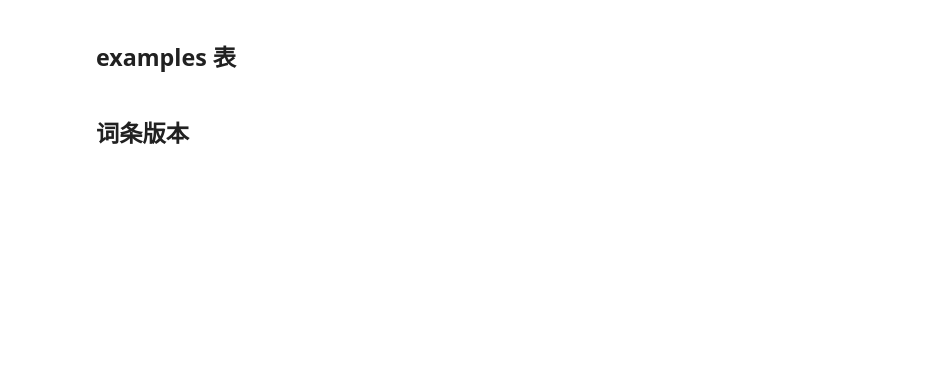
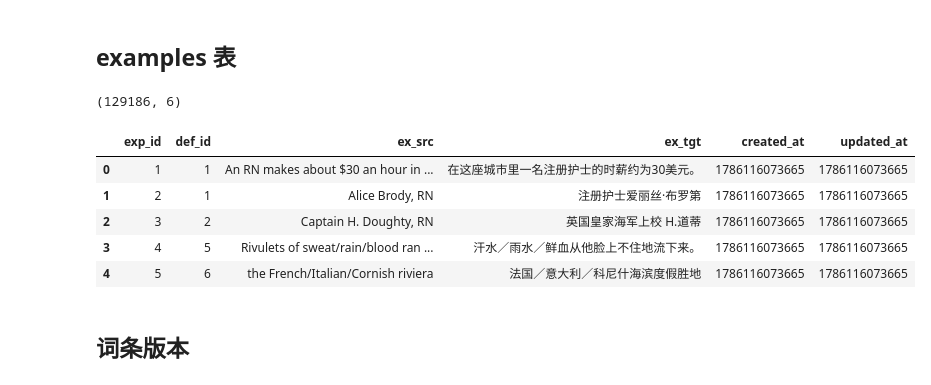
Before and after one commit to ZadenYip/EnLangMemo, a Jupyter notebook: pipeline-data/crawler_to_db_etl.ipynb, the cells around one changed output. Cells and saved outputs as stored; diff of their text form; code cells hidden in the pictures; blank space fills up the shorter version.

```diff
--- a/pipeline-data/crawler_to_db_etl.ipynb
+++ b/pipeline-data/crawler_to_db_etl.ipynb
@@ -277,30 +365,34 @@ words_df.head()
 # %%
 examples_tb = words_df[["def_id", "ex_src", "ex_tgt"]].drop_duplicates()
 
 # drop 掉同时没有中英文例句的行
 examples_tb = examples_tb[
     ~(str_is_empty(examples_tb["ex_src"]) & str_is_empty(examples_tb["ex_tgt"]))
 ]
 
 assert (
     examples_tb[
         (str_is_empty(examples_tb["ex_src"]) & str_is_empty(examples_tb["ex_tgt"]))
     ].shape[0]
     == 0
 ), "数据处理错误，存在缺失的 ex_src 或 ex_tgt！Data processing error, missing ex_src or ex_tgt!"
 
 examples_tb = examples_tb.reset_index(drop=True)
 examples_tb.insert(loc=0, column="exp_id", value=list(int_id_series(len(examples_tb))))
 examples_tb["created_at"] = epoch_ms
 examples_tb["updated_at"] = epoch_ms
 assert_not_null(examples_tb["def_id"])
 
-examples_tb.to_json(
-    "./examples.jsonl", orient="records", lines=True, force_ascii=False
-)
-
 print(examples_tb.shape)
 examples_tb.head()
+# %% [output]
+(129186, 6)
+|  | exp_id | def_id | ex_src | ex_tgt | created_at | updated_at |
+| 0 | 1 | 1 | An RN makes about $30 an hour in ... | 在这座城市里一名注册护士的时薪约为30美元。 | 1786116073665 | 1786116073665 |
+| 1 | 2 | 1 | Alice Brody, RN | 注册护士爱丽丝·布罗第 | 1786116073665 | 1786116073665 |
+| 2 | 3 | 2 | Captain H. Doughty, RN | 英国皇家海军上校 H.道蒂 | 1786116073665 | 1786116073665 |
+| 3 | 4 | 5 | Rivulets of sweat/rain/blood ran ... | 汗水／雨水／鲜血从他脸上不住地流下来。 | 1786116073665 | 1786116073665 |
+| 4 | 5 | 6 | the French/Italian/Cornish riviera | 法国／意大利／科尼什海滨度假胜地 | 1786116073665 | 1786116073665 |
 # %% [markdown]
 ## 词条版本
 # %%
```
Also changed, not shown: parts of 16 cells of this notebook, 23 other files.
